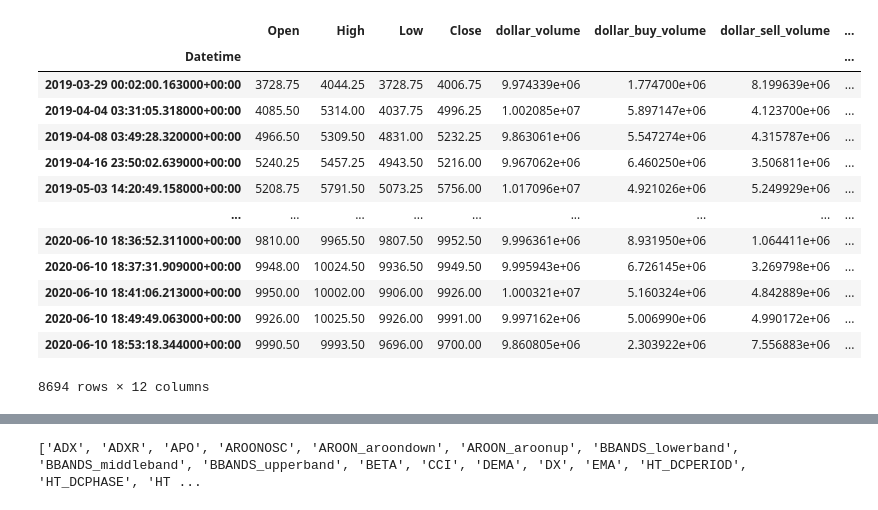
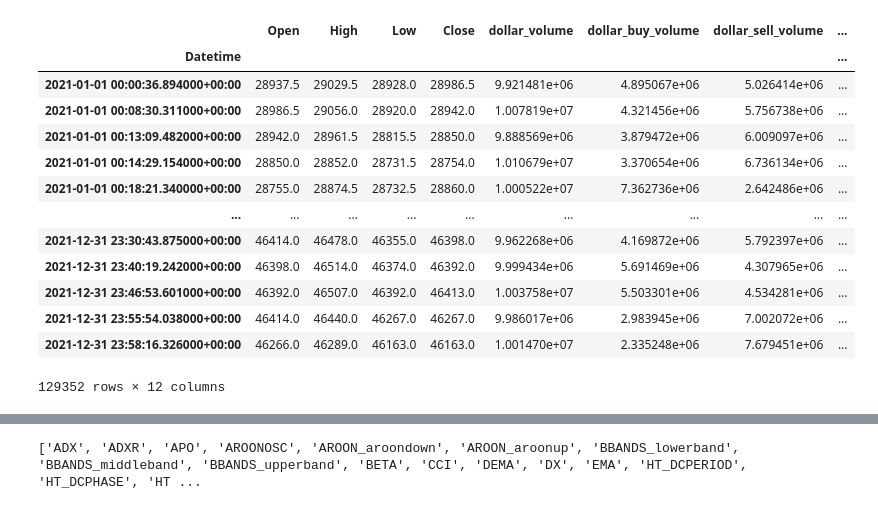
Before and after one commit to WannabeBotter/crypto_misc_jupyter, a Jupyter notebook: richman_dollarbar/richman_dollarbar.ipynb, the cells around one changed output, grey strips where cells are left out. Saved outputs shown, nothing was run; the diff lists cells and outputs as text; code cells hidden in the pictures.

```diff
--- a/richman_dollarbar/richman_dollarbar.ipynb
+++ b/richman_dollarbar/richman_dollarbar.ipynb
@@ -32,30 +32,31 @@ _pg_config = {
 
 _dbutil = TimeScaleDBUtil(user = _pg_config['user'], password = _pg_config['password'], host = _pg_config['host'], port = _pg_config['port'], database = _pg_config['database'])
 # %%
-df_dollar = _dbutil.read_sql_query(sql = "SELECT * FROM \"ftx_btc-perp_dollarbar_10000000\" ORDER BY dollar_cumsum ASC")
+df_dollar = _dbutil.read_sql_query(sql = "SELECT * FROM \"ftx_btc-perp_dollarbar_10000000\" WHERE datetime >= '2021-01-01 00:00:00.000+00' AND datetime < '2022-01-01 00:00:00.000+00' ORDER BY dollar_cumsum ASC")
 df_dollar = df_dollar[['datetime', 'datetime_from', 'open', 'high', 'low', 'close', 'dollar_volume', 'dollar_buy_volume', 'dollar_sell_volume', 'dollar_liquidation_buy_volume', 'dollar_liquidation_sell_volume', 'dollar_cumsum']]
-df_dollar['fee'] = 0.02
+df_dollar['fee'] = 0.00 / 100.0
 df_dollar['delta_time'] = df_dollar['datetime'].diff().view(int) // 1_000_000
 df_dollar['delta_time-1'] = 1.0 / df_dollar['delta_time']
 df_dollar['dollar_buysell_ratio'] = df_dollar['dollar_buy_volume'] / df_dollar['dollar_sell_volume']
 df_dollar = df_dollar[['datetime', 'open', 'high', 'low', 'close', 'dollar_volume', 'dollar_buy_volume', 'dollar_sell_volume', 'dollar_liquidation_buy_volume', 'dollar_liquidation_sell_volume', 'fee', 'delta_time', 'delta_time-1']]
 df_dollar = df_dollar.dropna()
-df_dollar.columns = ['Datetime', 'Open', 'High', 'Low', 'Close', 'dollar_volume', 'dollar_buy_volume', 'dollar_sell_volume', 'dollar_liquidation_buy_volume', 'dollar_liquidation_sell_volume', 'fee', 'delta_time', 'Volume']
+df_dollar.columns = ['Datetime', 'Open', 'High', 'Low', 'Close', 'dollar_volume', 'dollar_buy_volume', 'dollar_sell_volume', 'dollar_liquidation_buy_volume', 'dollar_liquidation_sell_volume', 'fee', 'delta_time', 'delta-time-1']
 df_dollar = df_dollar.set_index("Datetime")
 df_dollar.to_pickle('df_dollar_10000000_ohlcv.pkl')
-df_dollar
+display(df_dollar)
+#mpf.plot(df_dollar, volume=False, figratio=(12, 6))
 # %% [output]
 |  | Open | High | Low | Close | dollar_volume | dollar_buy_volume | dollar_sell_volume | ... |
 | Datetime |  |  |  |  |  |  |  | ... |
-| 2019-03-29 00:02:00.163000+00:00 | 3728.75 | 4044.25 | 3728.75 | 4006.75 | 9.974339e+06 | 1.774700e+06 | 8.199639e+06 | ... |
-| 2019-04-04 03:31:05.318000+00:00 | 4085.50 | 5314.00 | 4037.75 | 4996.25 | 1.002085e+07 | 5.897147e+06 | 4.123700e+06 | ... |
-| 2019-04-08 03:49:28.320000+00:00 | 4966.50 | 5309.50 | 4831.00 | 5232.25 | 9.863061e+06 | 5.547274e+06 | 4.315787e+06 | ... |
-| 2019-04-16 23:50:02.639000+00:00 | 5240.25 | 5457.25 | 4943.50 | 5216.00 | 9.967062e+06 | 6.460250e+06 | 3.506811e+06 | ... |
-| 2019-05-03 14:20:49.158000+00:00 | 5208.75 | 5791.50 | 5073.25 | 5756.00 | 1.017096e+07 | 4.921026e+06 | 5.249929e+06 | ... |
+| 2021-01-01 00:00:36.894000+00:00 | 28937.5 | 29029.5 | 28928.0 | 28986.5 | 9.921481e+06 | 4.895067e+06 | 5.026414e+06 | ... |
+| 2021-01-01 00:08:30.311000+00:00 | 28986.5 | 29056.0 | 28920.0 | 28942.0 | 1.007819e+07 | 4.321456e+06 | 5.756738e+06 | ... |
+| 2021-01-01 00:13:09.482000+00:00 | 28942.0 | 28961.5 | 28815.5 | 28850.0 | 9.888569e+06 | 3.879472e+06 | 6.009097e+06 | ... |
+| 2021-01-01 00:14:29.154000+00:00 | 28850.0 | 28852.0 | 28731.5 | 28754.0 | 1.010679e+07 | 3.370654e+06 | 6.736134e+06 | ... |
+| 2021-01-01 00:18:21.340000+00:00 | 28755.0 | 28874.5 | 28732.5 | 28860.0 | 1.000522e+07 | 7.362736e+06 | 2.642486e+06 | ... |
 | ... | ... | ... | ... | ... | ... | ... | ... | ... |
-| 2020-06-10 18:36:52.311000+00:00 | 9810.00 | 9965.50 | 9807.50 | 9952.50 | 9.996361e+06 | 8.931950e+06 | 1.064411e+06 | ... |
-| 2020-06-10 18:37:31.909000+00:00 | 9948.00 | 10024.50 | 9936.50 | 9949.50 | 9.995943e+06 | 6.726145e+06 | 3.269798e+06 | ... |
-| 2020-06-10 18:41:06.213000+00:00 | 9950.00 | 10002.00 | 9906.00 | 9926.00 | 1.000321e+07 | 5.160324e+06 | 4.842889e+06 | ... |
-| 2020-06-10 18:49:49.063000+00:00 | 9926.00 | 10025.50 | 9926.00 | 9991.00 | 9.997162e+06 | 5.006990e+06 | 4.990172e+06 | ... |
-| 2020-06-10 18:53:18.344000+00:00 | 9990.50 | 9993.50 | 9696.00 | 9700.00 | 9.860805e+06 | 2.303922e+06 | 7.556883e+06 | ... |
+| 2021-12-31 23:30:43.875000+00:00 | 46414.0 | 46478.0 | 46355.0 | 46398.0 | 9.962268e+06 | 4.169872e+06 | 5.792397e+06 | ... |
+| 2021-12-31 23:40:19.242000+00:00 | 46398.0 | 46514.0 | 46374.0 | 46392.0 | 9.999434e+06 | 5.691469e+06 | 4.307965e+06 | ... |
+| 2021-12-31 23:46:53.601000+00:00 | 46392.0 | 46507.0 | 46392.0 | 46413.0 | 1.003758e+07 | 5.503301e+06 | 4.534281e+06 | ... |
+| 2021-12-31 23:55:54.038000+00:00 | 46414.0 | 46440.0 | 46267.0 | 46267.0 | 9.986017e+06 | 2.983945e+06 | 7.002072e+06 | ... |
+| 2021-12-31 23:58:16.326000+00:00 | 46266.0 | 46289.0 | 46163.0 | 46163.0 | 1.001470e+07 | 2.335248e+06 | 7.679451e+06 | ... |
-8694 rows × 12 columns
+129352 rows × 12 columns
```
Also changed, not shown: parts of 11 cells of this notebook.
